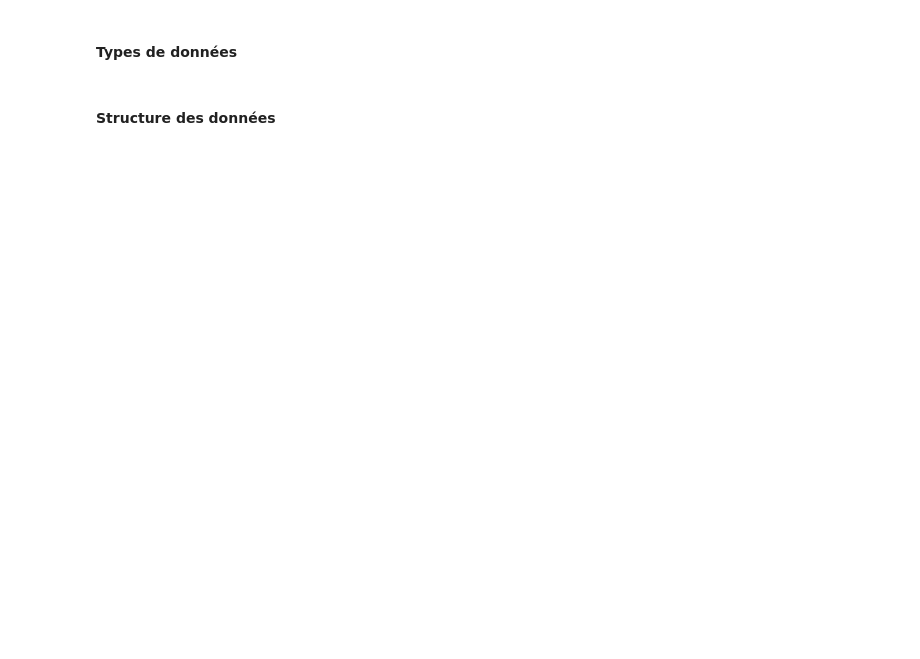
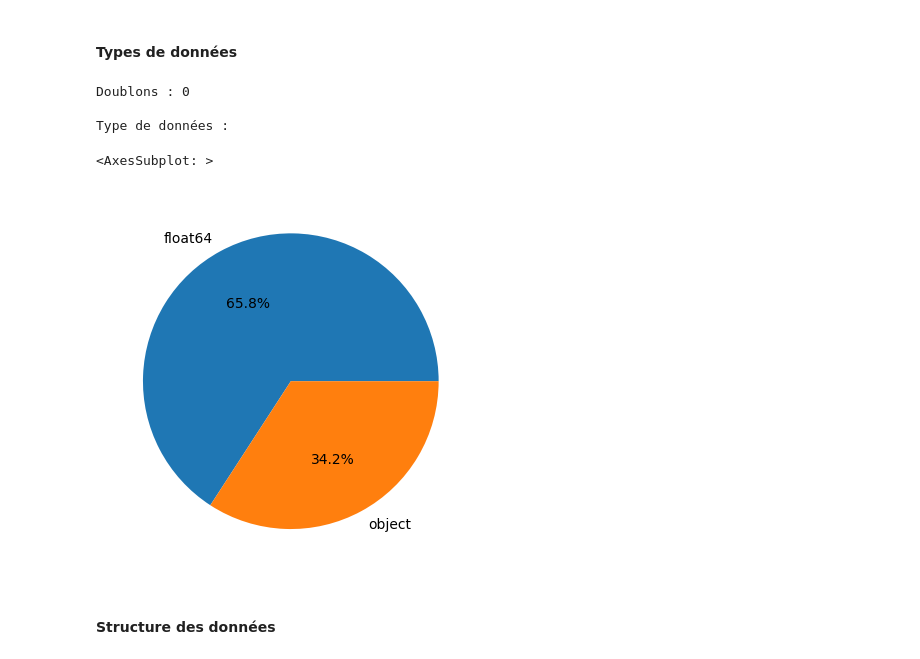
Before and after one commit to sycod/OC_projects, a Jupyter notebook: P2/P2 analyse exploratoire.ipynb, the cells around one changed output. Saved outputs shown, nothing was run; the diff lists cells and outputs as text; code cells hidden in the pictures; blank space fills up the shorter version.

```diff
--- a/P2/P2 analyse exploratoire.ipynb
+++ b/P2/P2 analyse exploratoire.ipynb
@@ -58,9 +122,18 @@ display(data_raw)
 # %% [markdown]
 #### Types de données
 # %%
-data_raw.dtypes.value_counts(normalize=True).plot.pie(
-    autopct="%1.1f%%", legend=True
+print(f"Doublons : {data_raw.duplicated().sum()}")
+print("\nType de données :")
+
+data_raw.dtypes.value_counts().plot.pie(
+    autopct="%1.1f%%"
     )
+# %% [output]
+Doublons : 0
+
+Type de données :
+<AxesSubplot: >
+[figure, added]
 # %% [markdown]
 #### Structure des données
 # %%
```
Also changed, not shown: parts of 19 cells of this notebook.
